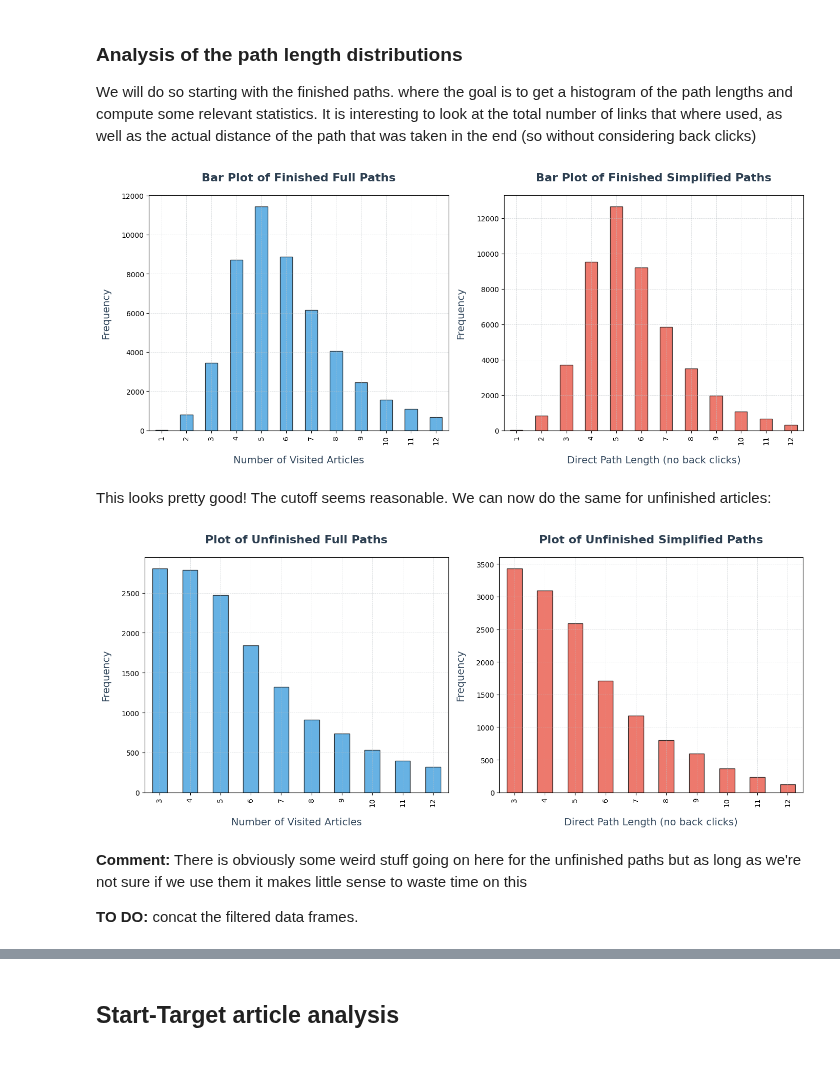
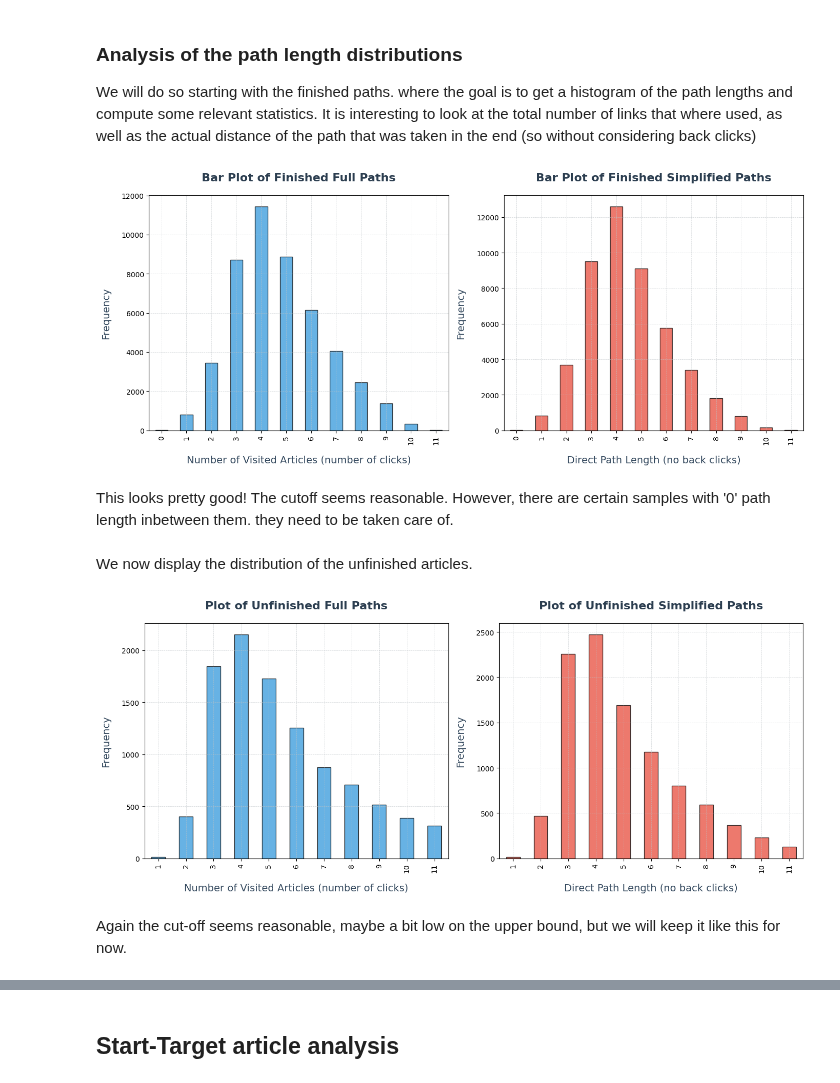
Before and after one commit to epfl-ada/ada-2024-project-adaholiks, a Jupyter notebook: statistical_analysis.ipynb, the cells around one changed output, grey strips where cells are left out. Cells and saved outputs as stored; diff of their text form; code cells hidden in the pictures.

```diff
--- a/statistical_analysis.ipynb
+++ b/statistical_analysis.ipynb
@@ -49,8 +50,8 @@ def process_path(path_string):
 paths_df[['full_path', 'simplified_path']] = paths_df['path'].apply(lambda x: pd.Series(process_path(x)))
 
 # also add a column of for full and simplified path length
-paths_df['full_path_length'] = paths_df['full_path'].apply(lambda x: len(x))
-paths_df['simplified_path_length'] = paths_df['simplified_path'].apply(lambda x: len(x))
+paths_df['full_path_length'] = paths_df['full_path'].apply(lambda x: len(x)-1) # n-1 is the distance
+paths_df['simplified_path_length'] = paths_df['simplified_path'].apply(lambda x: len(x)-1)
 # %%
 paths_df.head(1)
 # %% [output]
@@ -74,3 +106,6 @@ Converted Simplified Path:
+# %%
+# apply the function that computes distance between two articles to the path data frame
+paths_df['distance'] = paths_df.apply(lambda row: get_distance_between_articles(article_df, row['start_article'], row['target_article']), axis=1)
 # %% [markdown]
 ### Outlier handling
 before jumping into distribution analysis let's first see if there are potential outliers that need to be taken care of, this is easier when considering finished and unfinished paths seperately
@@ -187,18 +268,0 @@ A total of 2042 paths were removed, which represents 3.979% of the original data
-# %%
-# do something similar for the unfinished paths but here we also put a lower bound
-Q1 = unfinished_paths['full_path_length'].quantile(0.25)
-Q3 = unfinished_paths['full_path_length'].quantile(0.75)
-IQR = Q3 - Q1
-
-lower_bound = 3 # NOTE: for now this is kinda arbitrary!
-upper_bound = round(Q3 + 1.5 * IQR)
-
-filtered_unfinished_paths = unfinished_paths[(unfinished_paths['full_path_length'] <= upper_bound) &
-                                         (unfinished_paths['simplified_path_length'] >= lower_bound)]
-
-removed = unfinished_paths.shape[0] - filtered_unfinished_paths.shape[0]
-
-print(f"A total of {removed} paths were removed, "
-      f"which represents {removed / unfinished_paths.shape[0] * 100:.3f}% of the original data.")
-
-filtered_unfinished_paths[['full_path_length', 'simplified_path_length']].describe()
@@ -219,13 +272,9 @@ A total of 10749 paths were removed, which represents 43.212% of the original da
 We will do so starting with the finished paths. where the goal is to get a histogram of the path lengths and compute some relevant statistics.
 It is interesting to look at the total number of links that where used, as well as the actual distance of the path that was taken in the end (so without considering back clicks)
 # %%
-# Prepare data
-len_full_finished = pd.Series(filtered_finished_paths['full_path'].apply(lambda x: len(x)))
-len_simplified_finished = pd.Series(filtered_finished_paths['simplified_path'].apply(lambda x: len(x)))
-
 # Count occurrences of each path length
-len_full_counts = len_full_finished.value_counts().sort_index()  # Sort index to plot in length order
-len_simplified_counts = len_simplified_finished.value_counts().sort_index()
+len_full_counts = filtered_finished_paths['full_path_length'].value_counts().sort_index()
+len_simplified_counts = filtered_finished_paths['simplified_path_length'].value_counts().sort_index()
 
 # Create a figure with 2 subplots (side by side)
 fig, axes = plt.subplots(1, 2, figsize=(14, 6))
@@ -233,7 +282,7 @@ fig, axes = plt.subplots(1, 2, figsize=(14, 6))
 # Plot the bar plot for full path lengths on the first subplot
 len_full_counts.plot(kind='bar', color='#3498db', edgecolor='black', alpha=0.75, ax=axes[0])
 axes[0].set_title("Bar Plot of Finished Full Paths", fontsize=16, fontweight='bold', color='#2C3E50', pad=20)
-axes[0].set_xlabel("Number of Visited Articles", fontsize=14, color='#34495E', labelpad=15)
+axes[0].set_xlabel("Number of Visited Articles (number of clicks)", fontsize=14, color='#34495E', labelpad=15)
 axes[0].set_ylabel("Frequency", fontsize=14, color='#34495E', labelpad=15)
 axes[0].grid(True, linestyle='--', linewidth=0.5, alpha=0.7, color='#BDC3C7')  # Subtle gridlines
 
@@ -250,7 +299,6 @@ plt.tight_layout()
 # Show the plot
 plt.show()
 # %% [output]
-[figure, old version]
+[figure, new version]
-# %% [markdown]
-This looks pretty good! The cutoff seems reasonable.
-We can now do the same for unfinished articles:
+# %% [markdown]
+This looks pretty good! The cutoff seems reasonable. However, there are certain samples with '0' path length inbetween them. they need to be taken care of.
@@ -257,43 +310,33 @@ We can now do the same for unfinished articles:
+# %% [markdown]
+We now display the distribution of the unfinished articles.
 # %%
-import matplotlib.pyplot as plt
-import pandas as pd
-
-# Prepare data
-len_full_unfinished = pd.Series(filtered_unfinished_paths['full_path'].apply(lambda x: len(x)))
-len_simplified_unfinished = pd.Series(filtered_unfinished_paths['simplified_path'].apply(lambda x: len(x)))
-
 # Count occurrences of each path length
-len_full_counts = len_full_unfinished.value_counts().sort_index()
-len_simplified_counts = len_simplified_unfinished.value_counts().sort_index()
+len_full_counts = filtered_unfinished_paths['full_path_length'].value_counts().sort_index()
+len_simplified_counts = filtered_unfinished_paths['simplified_path_length'].value_counts().sort_index()
 
 # Create a figure with 2 subplots (side by side)
 fig, axes = plt.subplots(1, 2, figsize=(14, 6))
 
 # Plot the bar plot for full path lengths on the first subplot
 len_full_counts.plot(kind='bar', color='#3498db', edgecolor='black', alpha=0.75, ax=axes[0])
 axes[0].set_title("Plot of Unfinished Full Paths", fontsize=16, fontweight='bold', color='#2C3E50', pad=20)
-axes[0].set_xlabel("Number of Visited Articles", fontsize=14, color='#34495E', labelpad=15)
+axes[0].set_xlabel("Number of Visited Articles (number of clicks)", fontsize=14, color='#34495E', labelpad=15)
 axes[0].set_ylabel("Frequency", fontsize=14, color='#34495E', labelpad=15)
 axes[0].grid(True, linestyle='--', linewidth=0.5, alpha=0.7, color='#BDC3C7')  # Subtle gridlines
 axes[0].tick_params(axis='x', rotation=90)  # Rotate x-ticks vertically
 
 # Plot the bar plot for simplified path lengths on the second subplot
 len_simplified_counts.plot(kind='bar', color='#e74c3c', edgecolor='black', alpha=0.75, ax=axes[1])
 axes[1].set_title("Plot of Unfinished Simplified Paths", fontsize=16, fontweight='bold', color='#2C3E50', pad=20)
 axes[1].set_xlabel("Direct Path Length (no back clicks)", fontsize=14, color='#34495E', labelpad=15)
 axes[1].set_ylabel("Frequency", fontsize=14, color='#34495E', labelpad=15)
 axes[1].grid(True, linestyle='--', linewidth=0.5, alpha=0.7, color='#BDC3C7')  # Subtle gridlines
 axes[1].tick_params(axis='x', rotation=90)  # Rotate x-ticks vertically
 
 # Adjust layout to prevent overlap
 plt.tight_layout()
 
 # Show the plot
 plt.show()
 # %% [output]
-[figure, old version]
+[figure, new version]
-# %% [markdown]
-**Comment:**
-There is obviously some weird stuff going on here for the unfinished paths but as long as we're not sure if we use them it makes little sense to waste time on this
-
-**TO DO:** concat the filtered data frames.
@@ -301,0 +343,2 @@ filtered_paths = pd.concat([filtered_finished_paths, filtered_unfinished_paths])
+# %% [markdown]
+ Again the cut-off seems reasonable, maybe a bit low on the upper bound, but we will keep it like this for now.
```
Also changed, not shown: parts of 46 cells of this notebook.
